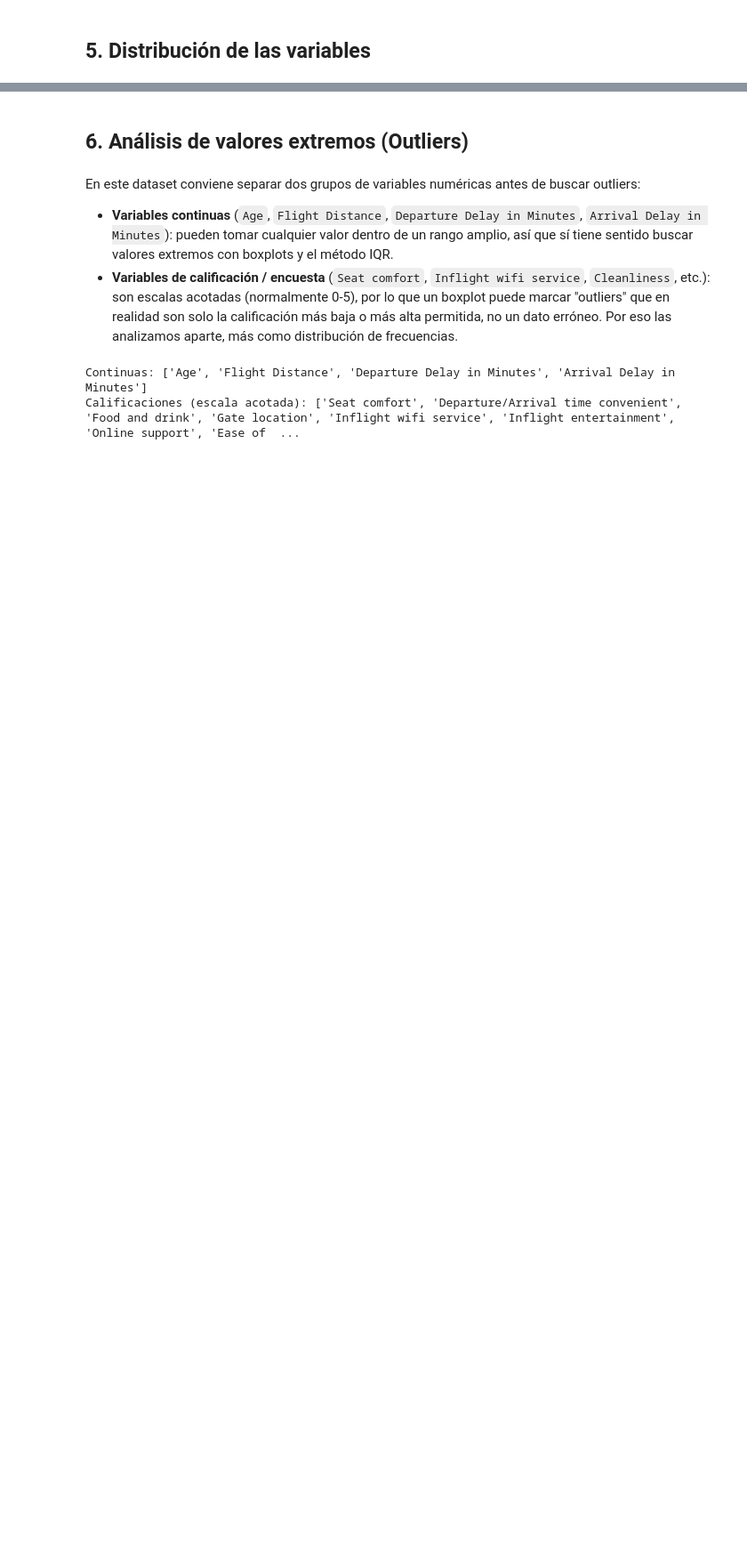
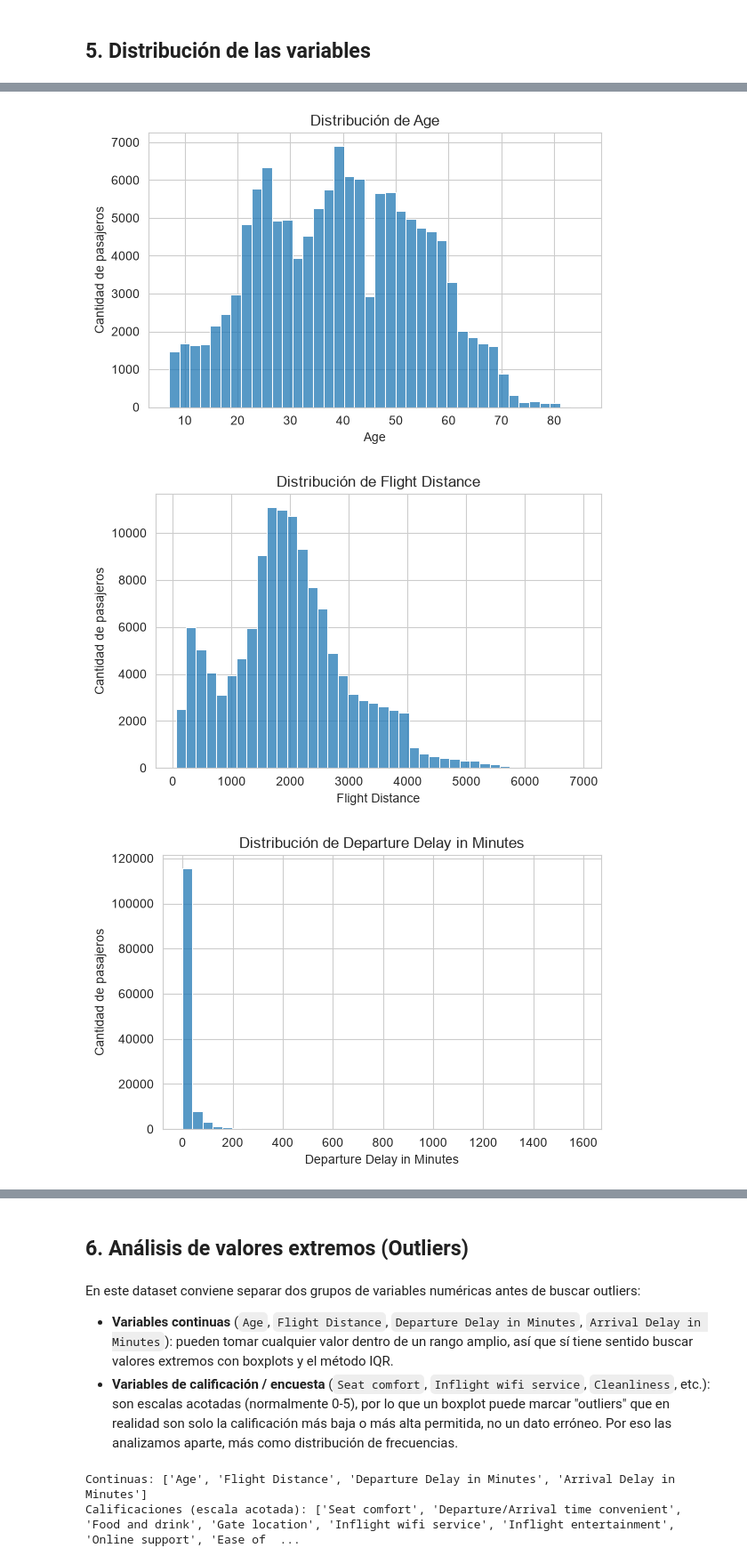
Before and after one commit to crismary-castellanos-stori/up-fds-tp, a Jupyter notebook: TP_EDA.ipynb, the cells around one changed output, grey strips where cells are left out. Shown at 89% size. Cells and saved outputs as stored; diff of their text form; code cells hidden in the pictures; blank space fills up the shorter version.

```diff
--- a/TP_EDA.ipynb
+++ b/TP_EDA.ipynb
@@ -45,0 +132,11 @@ df.head()
+# %%
+# Grupos de variables para analizar sus distribuciones
+num_cols = df.select_dtypes(include="number").columns.tolist()
+continuas = ["Age", "Flight Distance", "Departure Delay in Minutes", "Arrival Delay in Minutes"]
+calificaciones = [c for c in num_cols if c not in continuas]
+categoricas = ["Gender", "Customer Type", "Type of Travel", "Class"]
+target = "satisfaction"
+
+# Resumen estadístico de las variables de rango amplio
+# describe() calcula las estadísticas sobre los valores no nulos
+df[continuas].describe().T.round(2)
@@ -45,0 +149,14 @@ df.head()
+# %%
+# Histogramas de las variables continuas
+for col in continuas:
+    plt.figure(figsize=(6, 4))
+    sns.histplot(data=df, x=col, bins=40)
+    plt.title(f"Distribución de {col}")
+    plt.xlabel(col)
+    plt.ylabel("Cantidad de pasajeros")
+    plt.tight_layout()
+    plt.show()
+# %% [output]
+[figure, added]
+[figure, added]
+[figure, added]
```
Also changed, not shown: parts of 11 cells of this notebook.
